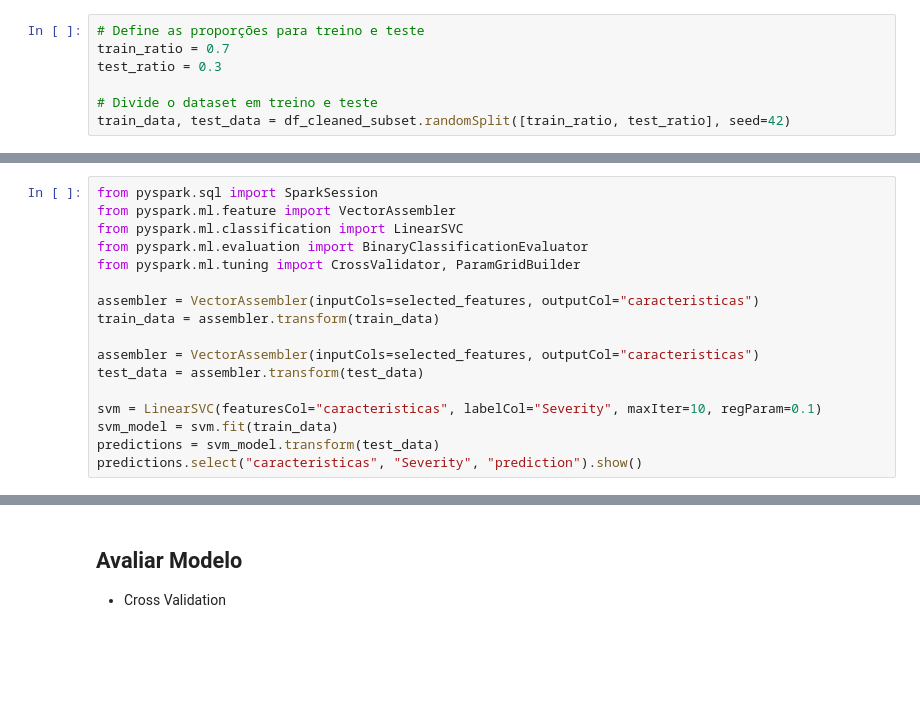
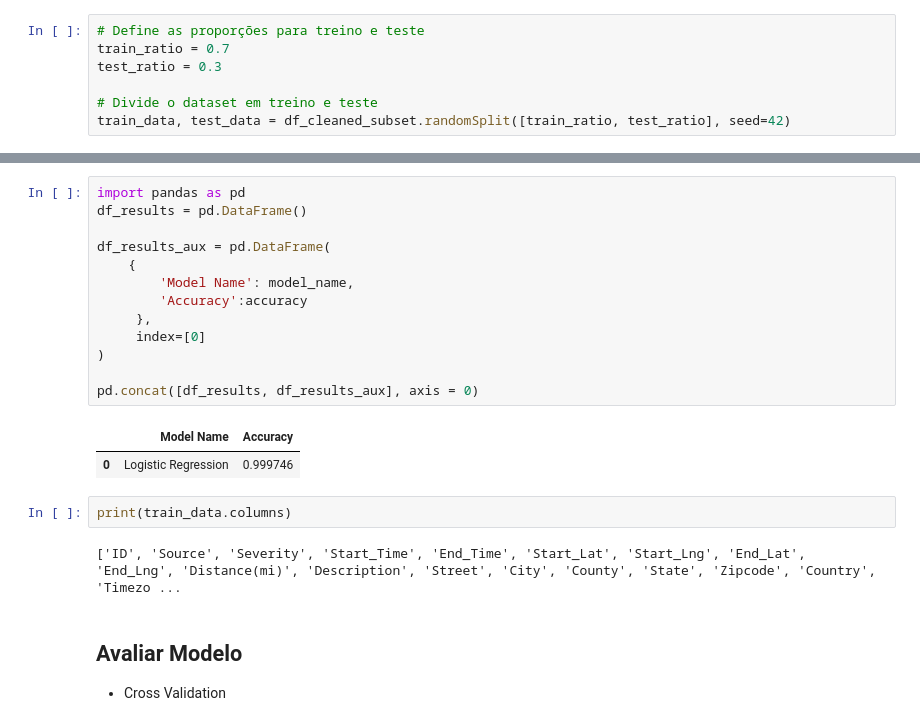
Before and after one commit to ArthurMesquita96/Traffic-Accident-Analysis, a Jupyter notebook: projeto_accidents.ipynb, the cells around one changed output, grey strips where cells are left out. Saved outputs shown, nothing was run; the diff lists cells and outputs as text; blank space fills up the shorter version.

```diff
--- a/projeto_accidents.ipynb
+++ b/projeto_accidents.ipynb
@@ -552,20 +593,3 @@ only showing top 20 rows
 - SVM
 - KNN
 - Random Forest
-# %%
-from pyspark.sql import SparkSession
-from pyspark.ml.feature import VectorAssembler
-from pyspark.ml.classification import LinearSVC
-from pyspark.ml.evaluation import BinaryClassificationEvaluator
-from pyspark.ml.tuning import CrossValidator, ParamGridBuilder
-
-assembler = VectorAssembler(inputCols=selected_features, outputCol="caracteristicas")
-train_data = assembler.transform(train_data)
-
-assembler = VectorAssembler(inputCols=selected_features, outputCol="caracteristicas")
-test_data = assembler.transform(test_data)
-
-svm = LinearSVC(featuresCol="caracteristicas", labelCol="Severity", maxIter=10, regParam=0.1)
-svm_model = svm.fit(train_data)
-predictions = svm_model.transform(test_data)
-predictions.select("caracteristicas", "Severity", "prediction").show()
@@ -594,3 +704,23 @@ Py4JJavaError: An error occurred while calling o1283.fit.
+# %%
+import pandas as pd
+df_results = pd.DataFrame()
+
+df_results_aux = pd.DataFrame(
+    {
+        'Model Name': model_name,
+        'Accuracy':accuracy
+     },
+     index=[0]
+)
+
+pd.concat([df_results, df_results_aux], axis = 0)
+# %% [output]
+|  | Model Name | Accuracy |
+| 0 | Logistic Regression | 0.999746 |
+# %%
+print(train_data.columns)
+# %% [output]
+['ID', 'Source', 'Severity', 'Start_Time', 'End_Time', 'Start_Lat', 'Start_Lng', 'End_Lat', 'End_Lng', 'Distance(mi)', 'Description', 'Street', 'City', 'County', 'State', 'Zipcode', 'Country', 'Timezo ...
 # %% [markdown]
 ## Avaliar Modelo
 - Cross Validation
```
Also changed, not shown: parts of 65 cells of this notebook.
